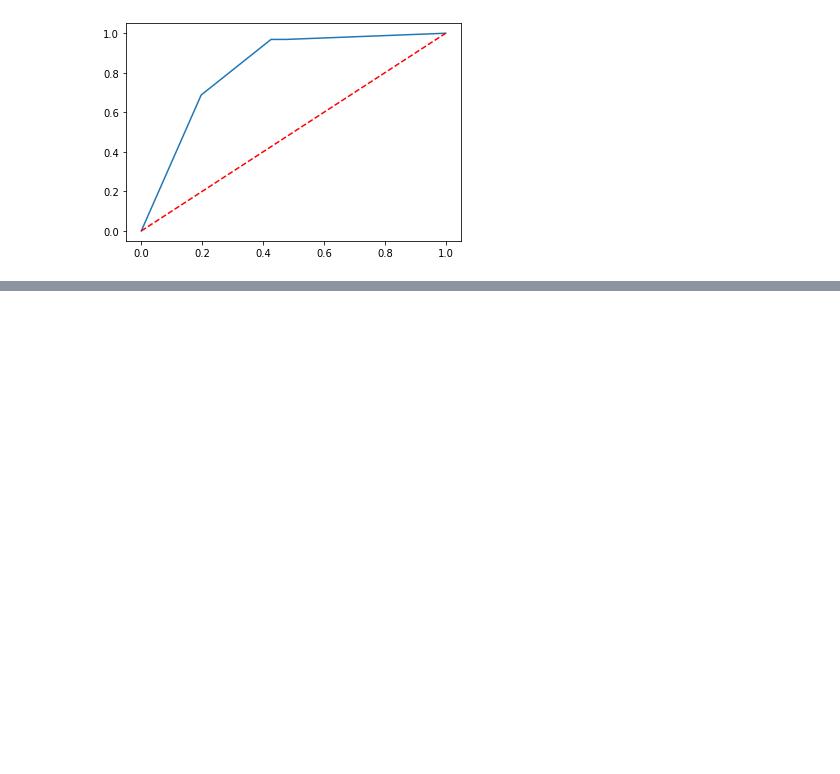
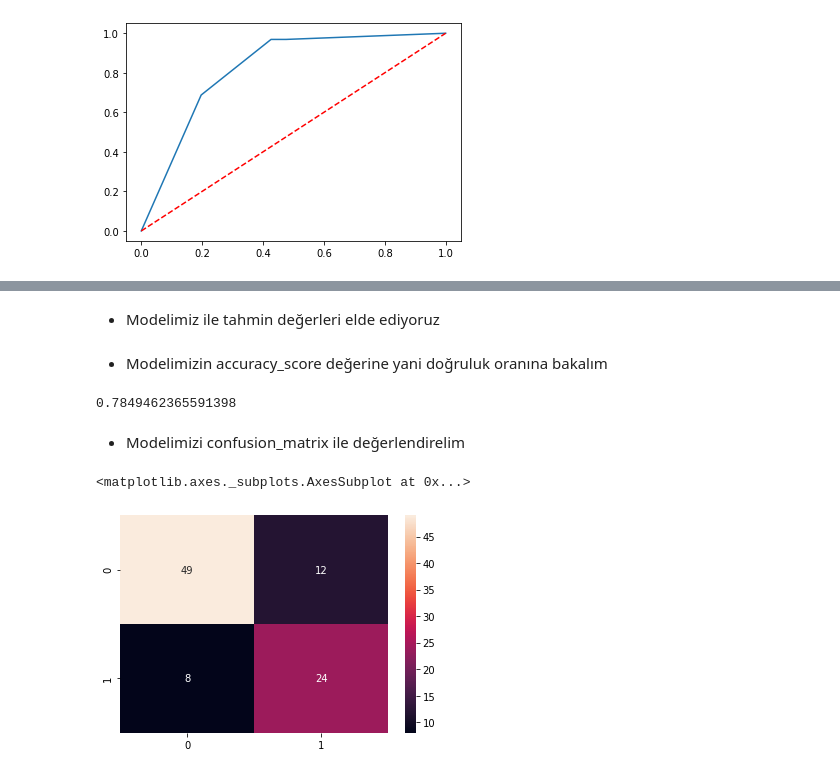
Before and after one commit to TheKoray/KNN-Tree-Ensemble-Algorithms, a Jupyter notebook: Biomechanical.ipynb, the cells around one changed output, grey strips where cells are left out. Cells and saved outputs as stored; diff of their text form; code cells hidden in the pictures; blank space fills up the shorter version.

```diff
--- a/Biomechanical.ipynb
+++ b/Biomechanical.ipynb
@@ -1067,0 +1070,4 @@ plt.plot([0,1],[0,1],'r--');
+# %%
+from sklearn.ensemble import RandomForestClassifier
+
+rf_model = RandomForestClassifier()
@@ -1067,0 +1076,2 @@ plt.plot([0,1],[0,1],'r--');
+# %%
+rf_model.fit(x_train,y_train)
@@ -1067,0 +1087,23 @@ plt.plot([0,1],[0,1],'r--');
+# %% [markdown]
+- Modelimiz ile tahmin değerleri elde ediyoruz
+# %%
+y_pred = rf_model.predict(x_test)
+# %% [markdown]
+- Modelimizin accuracy_score değerine yani doğruluk oranına bakalım
+# %%
+from sklearn.metrics import accuracy_score
+
+accuracy_score(y_test,y_pred)
+# %% [output]
+0.7849462365591398
+# %% [markdown]
+- Modelimizi confusion_matrix ile değerlendirelim
+# %%
+from sklearn.metrics import confusion_matrix
+import seaborn as sns
+
+cm = confusion_matrix(y_test,y_pred)
+sns.heatmap(cm,annot=True)
+# %% [output]
+<matplotlib.axes._subplots.AxesSubplot at 0x...>
+[figure, added]
```
Also changed, not shown: parts of 21 cells of this notebook.
